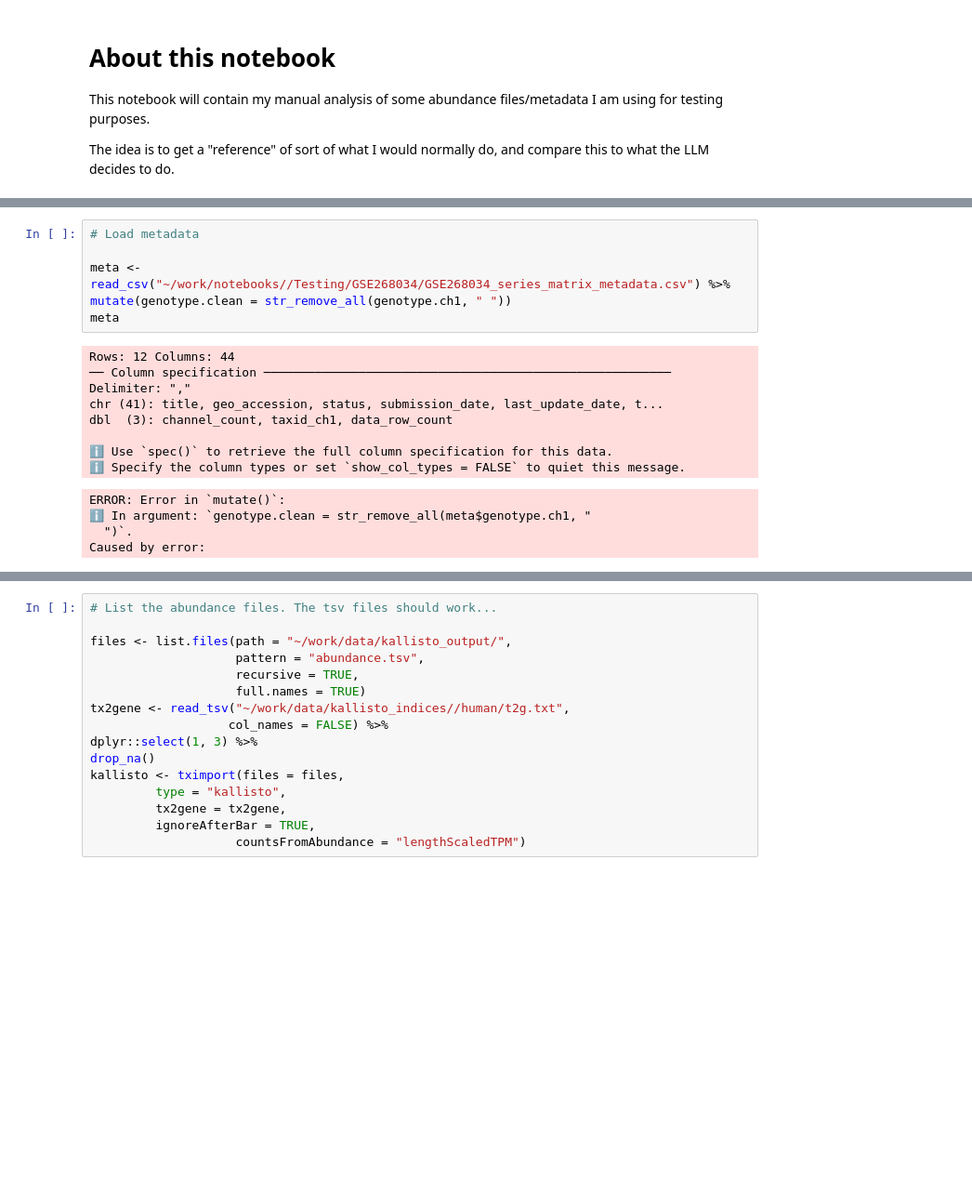
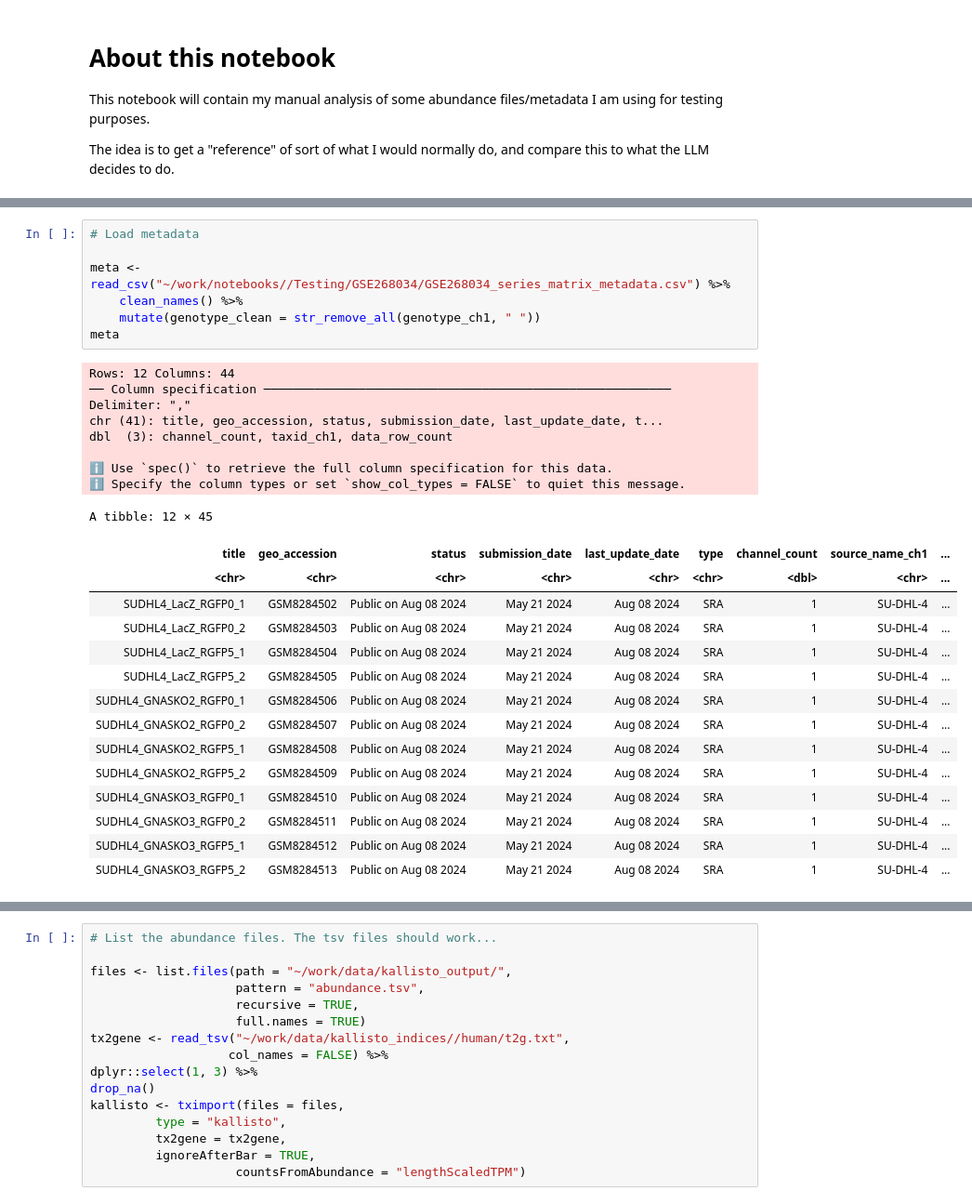
Before and after one commit to Kevin-G-Chen/UORCA, a Jupyter notebook: notebooks/3_analyse_data/ManualRNASeqAnalysis/ManualAnalysis.ipynb, the cells around one changed output, grey strips where cells are left out. Shown at 93% size. Drawn from its saved outputs; the diff is of its cells as text; blank space fills up the shorter version.

```diff
--- a/notebooks/3_analyse_data/ManualRNASeqAnalysis/ManualAnalysis.ipynb
+++ b/notebooks/3_analyse_data/ManualRNASeqAnalysis/ManualAnalysis.ipynb
@@ -33,19 +23,31 @@ The following objects are masked from ‘package:matrixStats’:
 # %%
 # Load metadata
 
 meta <- read_csv("~/work/notebooks//Testing/GSE268034/GSE268034_series_matrix_metadata.csv") %>%
-mutate(genotype.clean = str_remove_all(genotype.ch1, " "))
+    clean_names() %>%
+    mutate(genotype_clean = str_remove_all(genotype_ch1, " "))
 meta
 # %% [output]
 Rows: 12 Columns: 44
 ── Column specification ────────────────────────────────────────────────────────
 Delimiter: ","
 chr (41): title, geo_accession, status, submission_date, last_update_date, t...
 dbl  (3): channel_count, taxid_ch1, data_row_count
 
 ℹ Use `spec()` to retrieve the full column specification for this data.
 ℹ Specify the column types or set `show_col_types = FALSE` to quiet this message.
-ERROR: Error in `mutate()`:
-ℹ In argument: `genotype.clean = str_remove_all(meta$genotype.ch1, "
-  ")`.
-Caused by error:
+A tibble: 12 × 45
+| title | geo_accession | status | submission_date | last_update_date | type | channel_count | source_name_ch1 | ... |
+| <chr> | <chr> | <chr> | <chr> | <chr> | <chr> | <dbl> | <chr> | ... |
+| SUDHL4_LacZ_RGFP0_1 | GSM8284502 | Public on Aug 08 2024 | May 21 2024 | Aug 08 2024 | SRA | 1 | SU-DHL-4 | ... |
+| SUDHL4_LacZ_RGFP0_2 | GSM8284503 | Public on Aug 08 2024 | May 21 2024 | Aug 08 2024 | SRA | 1 | SU-DHL-4 | ... |
+| SUDHL4_LacZ_RGFP5_1 | GSM8284504 | Public on Aug 08 2024 | May 21 2024 | Aug 08 2024 | SRA | 1 | SU-DHL-4 | ... |
+| SUDHL4_LacZ_RGFP5_2 | GSM8284505 | Public on Aug 08 2024 | May 21 2024 | Aug 08 2024 | SRA | 1 | SU-DHL-4 | ... |
+| SUDHL4_GNASKO2_RGFP0_1 | GSM8284506 | Public on Aug 08 2024 | May 21 2024 | Aug 08 2024 | SRA | 1 | SU-DHL-4 | ... |
+| SUDHL4_GNASKO2_RGFP0_2 | GSM8284507 | Public on Aug 08 2024 | May 21 2024 | Aug 08 2024 | SRA | 1 | SU-DHL-4 | ... |
+| SUDHL4_GNASKO2_RGFP5_1 | GSM8284508 | Public on Aug 08 2024 | May 21 2024 | Aug 08 2024 | SRA | 1 | SU-DHL-4 | ... |
+| SUDHL4_GNASKO2_RGFP5_2 | GSM8284509 | Public on Aug 08 2024 | May 21 2024 | Aug 08 2024 | SRA | 1 | SU-DHL-4 | ... |
+| SUDHL4_GNASKO3_RGFP0_1 | GSM8284510 | Public on Aug 08 2024 | May 21 2024 | Aug 08 2024 | SRA | 1 | SU-DHL-4 | ... |
+| SUDHL4_GNASKO3_RGFP0_2 | GSM8284511 | Public on Aug 08 2024 | May 21 2024 | Aug 08 2024 | SRA | 1 | SU-DHL-4 | ... |
+| SUDHL4_GNASKO3_RGFP5_1 | GSM8284512 | Public on Aug 08 2024 | May 21 2024 | Aug 08 2024 | SRA | 1 | SU-DHL-4 | ... |
+| SUDHL4_GNASKO3_RGFP5_2 | GSM8284513 | Public on Aug 08 2024 | May 21 2024 | Aug 08 2024 | SRA | 1 | SU-DHL-4 | ... |
```
Also changed, not shown: parts of 9 cells of this notebook.
